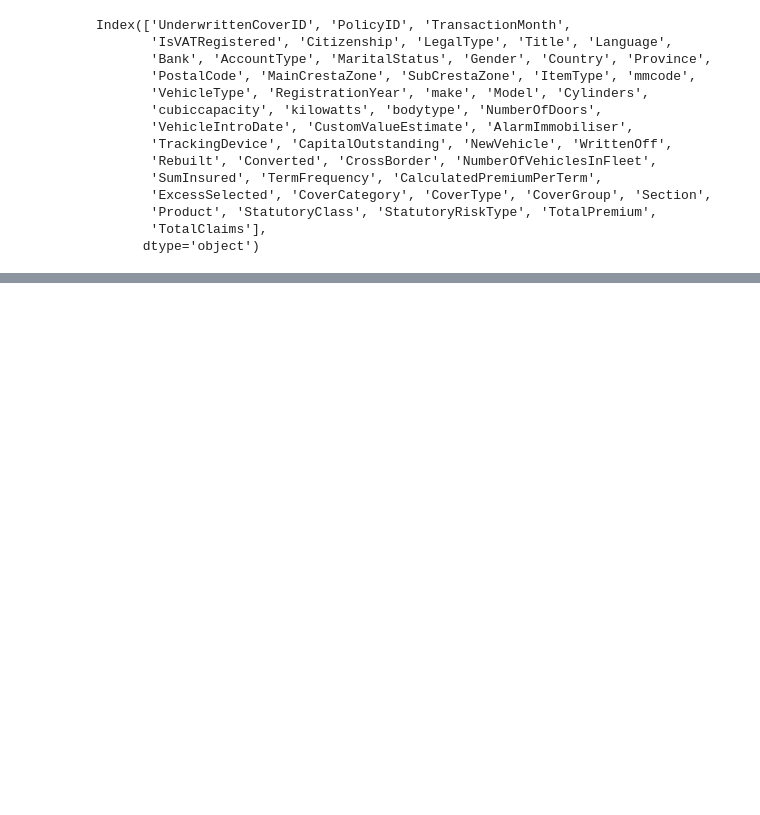
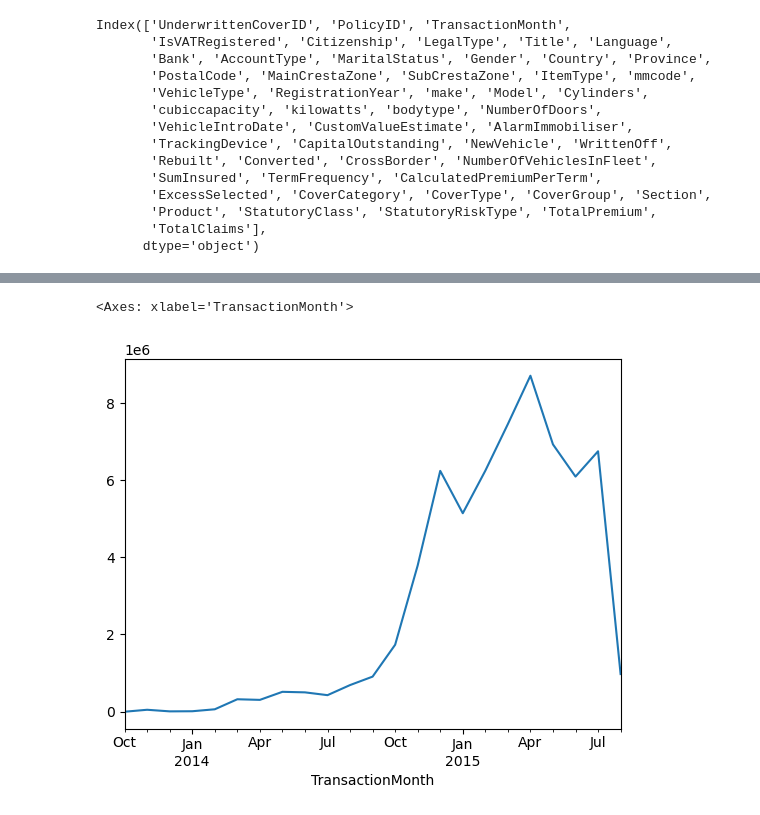
Before and after one commit to michael-099/End-to-End-Insurance-Risk-Analytics-Predictive-Modeling, a Jupyter notebook: notebooks/project_planning_EDA & stats.ipynb, the cells around one changed output, grey strips where cells are left out. Saved outputs shown, nothing was run; the diff lists cells and outputs as text; code cells hidden in the pictures; blank space fills up the shorter version.

```diff
--- a/notebooks/project_planning_EDA & stats.ipynb
+++ b/notebooks/project_planning_EDA & stats.ipynb
@@ -98,0 +150,5 @@ Index(['UnderwrittenCoverID', 'PolicyID', 'TransactionMonth',
+# %%
+df.set_index('TransactionMonth').resample('M')['TotalClaims'].sum().plot()
+# %% [output]
+<Axes: xlabel='TransactionMonth'>
+[figure, added]
```
Also changed, not shown: parts of 12 cells of this notebook.
